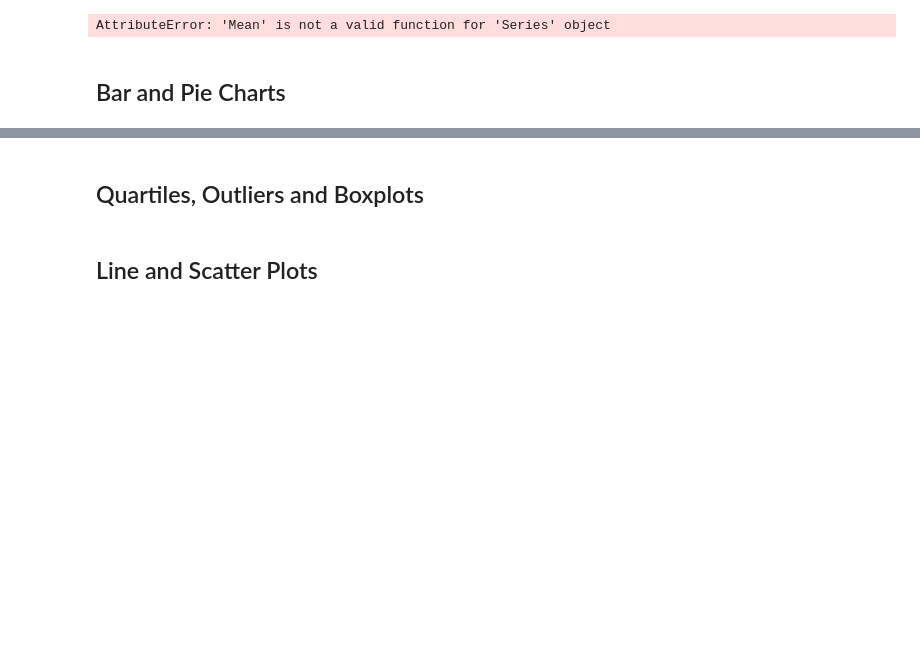
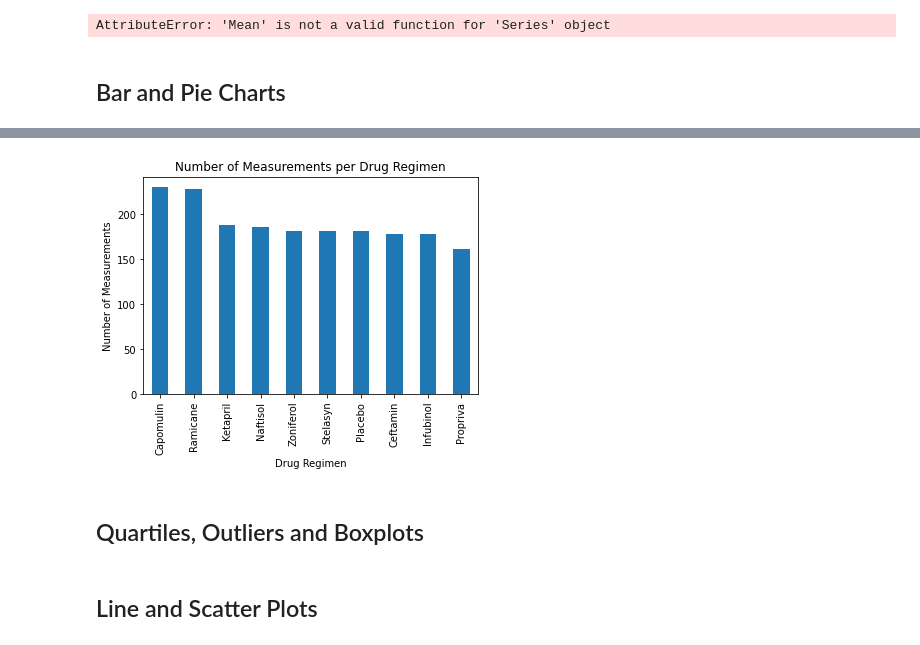
Before and after one commit to E-Weber/matplotlib-challenge, a Jupyter notebook: Instructions/Pymaceuticals/pymaceuticals_starter.ipynb, the cells around one changed output, grey strips where cells are left out. Drawn from its saved outputs; the diff is of its cells as text; code cells hidden in the pictures; blank space fills up the shorter version.

```diff
--- a/Instructions/Pymaceuticals/pymaceuticals_starter.ipynb
+++ b/Instructions/Pymaceuticals/pymaceuticals_starter.ipynb
@@ -327,3 +327,5 @@ AttributeError: 'Mean' is not a valid function for 'Series' object
 ## Bar and Pie Charts
 # %%
 # Generate a bar plot showing the total number of measurements taken on each drug regimen using pandas.
+pd_plot = combined_df['Drug Regimen'].value_counts()
+pd_plot
@@ -330,3 +344,8 @@ AttributeError: 'Mean' is not a valid function for 'Series' object
+# %%
+pd_plot.plot(kind="bar", title="Number of Measurements per Drug Regimen",xlabel="Drug Regimen", ylabel="Number of Measurements")
+plt.show()
+# %% [output]
+[figure, added]
 # %%
 # Generate a bar plot showing the total number of measurements taken on each drug regimen using pyplot.
 # %%
```
Also changed, not shown: parts of 2 cells of this notebook.
